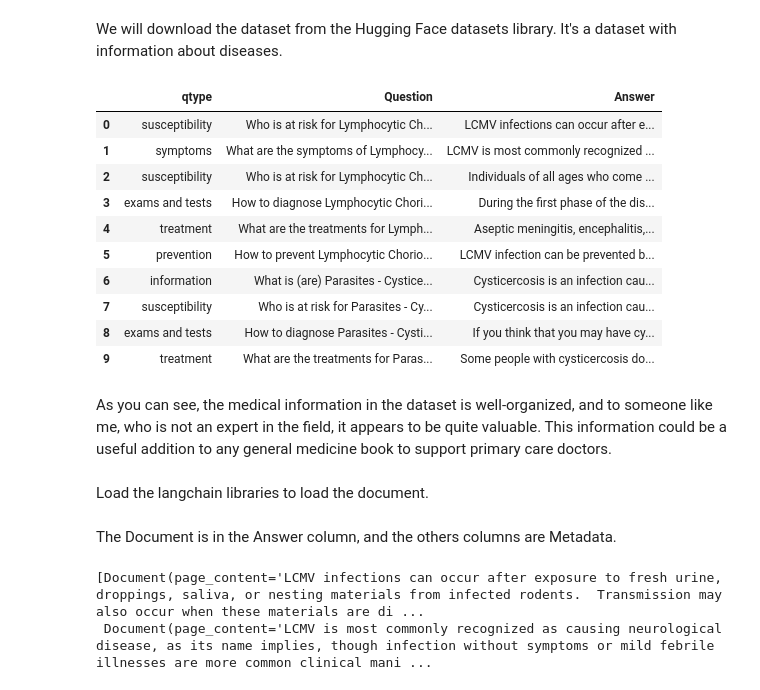
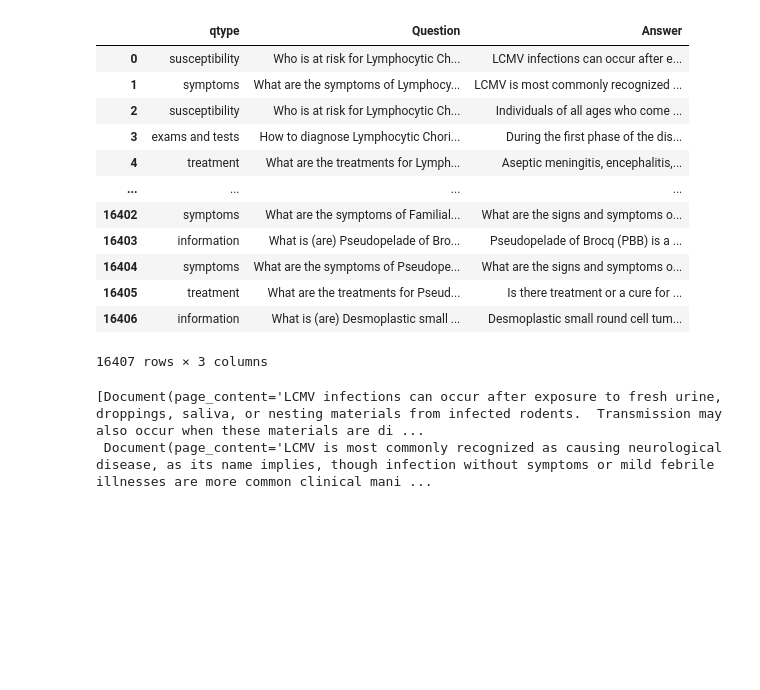
Before and after one commit to mrhamedani/LLM-Agents, a Jupyter notebook: 9_Medical_Assistant_Agent.ipynb, the cells around one changed output. Drawn from its saved outputs; the diff is of its cells as text; code cells hidden in the pictures; blank space fills up the shorter version.

```diff
--- a/9_Medical_Assistant_Agent.ipynb
+++ b/9_Medical_Assistant_Agent.ipynb
@@ -36,4 +11,2 @@ _______
-# %% [markdown]
-We will download the dataset from the Hugging Face datasets library. It's a dataset with information about diseases.
 # %%
 from datasets import load_dataset
@@ -42,16 +14,18 @@ data = load_dataset("keivalya/MedQuad-MedicalQnADataset", split='train')
 # %%
 data = data.to_pandas()
-data.head(10)
+data
 # %% [output]
 |  | qtype | Question | Answer |
 | 0 | susceptibility | Who is at risk for Lymphocytic Ch... | LCMV infections can occur after e... |
 | 1 | symptoms | What are the symptoms of Lymphocy... | LCMV is most commonly recognized ... |
 | 2 | susceptibility | Who is at risk for Lymphocytic Ch... | Individuals of all ages who come ... |
 | 3 | exams and tests | How to diagnose Lymphocytic Chori... | During the first phase of the dis... |
 | 4 | treatment | What are the treatments for Lymph... | Aseptic meningitis, encephalitis,... |
-| 5 | prevention | How to prevent Lymphocytic Chorio... | LCMV infection can be prevented b... |
-| 6 | information | What is (are) Parasites - Cystice... | Cysticercosis is an infection cau... |
-| 7 | susceptibility | Who is at risk for Parasites - Cy... | Cysticercosis is an infection cau... |
-| 8 | exams and tests | How to diagnose Parasites - Cysti... | If you think that you may have cy... |
-| 9 | treatment | What are the treatments for Paras... | Some people with cysticercosis do... |
+| ... | ... | ... | ... |
+| 16402 | symptoms | What are the symptoms of Familial... | What are the signs and symptoms o... |
+| 16403 | information | What is (are) Pseudopelade of Bro... | Pseudopelade of Brocq (PBB) is a ... |
+| 16404 | symptoms | What are the symptoms of Pseudope... | What are the signs and symptoms o... |
+| 16405 | treatment | What are the treatments for Pseud... | Is there treatment or a cure for ... |
+| 16406 | information | What is (are) Desmoplastic small ... | Desmoplastic small round cell tum... |
+16407 rows × 3 columns
 # %%
@@ -60,9 +33,3 @@ data = data[0:100]
-# %% [markdown]
-As you can see, the medical information in the dataset is well-organized, and to someone like me, who is not an expert in the field, it appears to be quite valuable. This information could be a useful addition to any general medicine book to support primary care doctors.
-# %% [markdown]
-Load the langchain libraries to load the document.
 # %%
 from langchain.document_loaders import DataFrameLoader
 from langchain.vectorstores import Chroma
-# %% [markdown]
-The Document is in the Answer column, and the others columns are Metadata.
```
Also changed, not shown: parts of 16 cells of this notebook.
